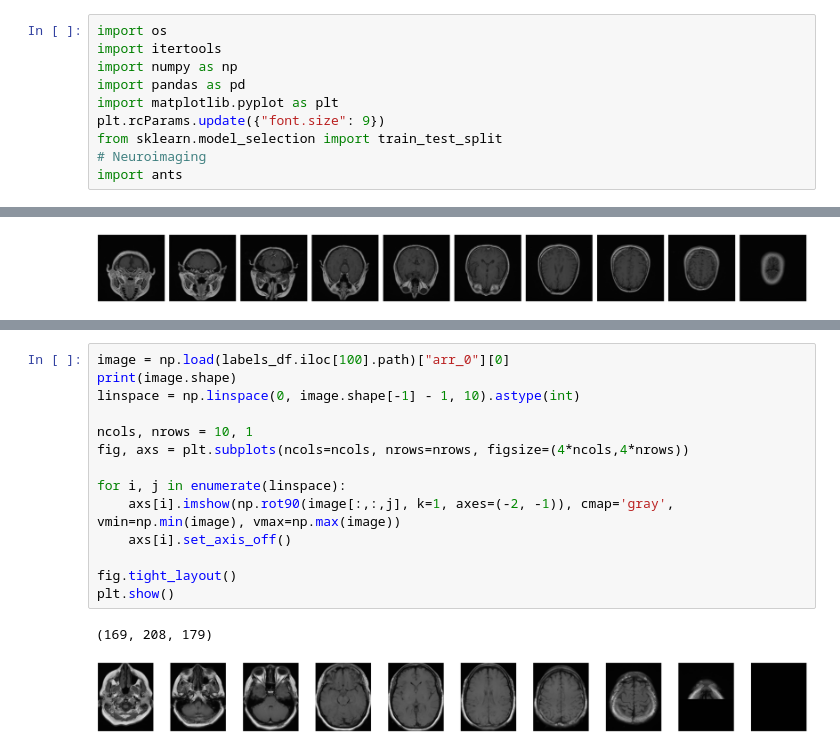
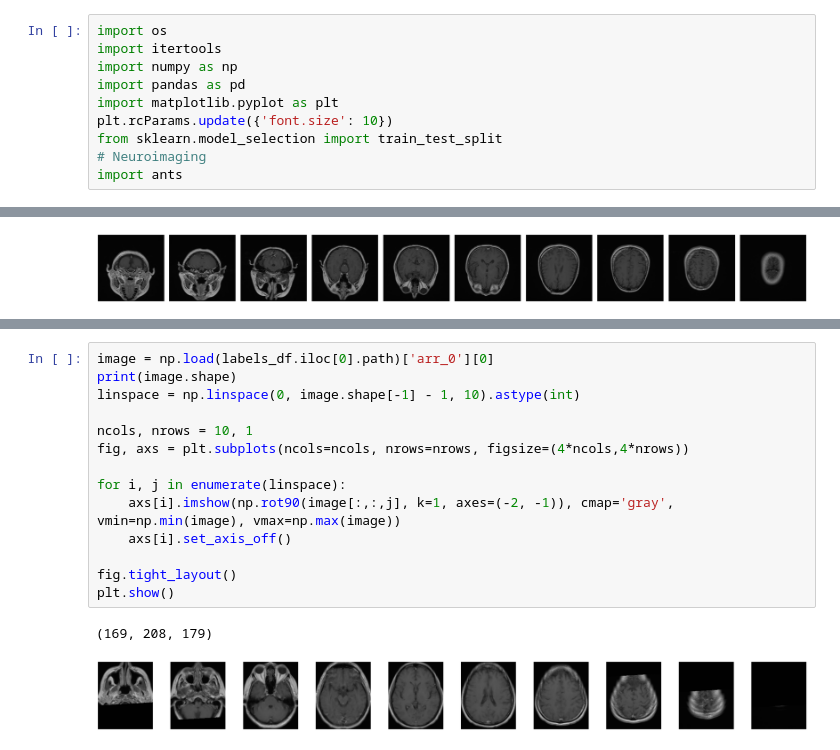
Before and after one commit to ethanharvey98/pooling, a Jupyter notebook: notebooks/kpsc_mri.ipynb, the cells around one changed output, grey strips where cells are left out. Saved outputs shown, nothing was run; the diff lists cells and outputs as text.

```diff
--- a/notebooks/kpsc_mri.ipynb
+++ b/notebooks/kpsc_mri.ipynb
@@ -4,7 +56,7 @@ import itertools
 import numpy as np
 import pandas as pd
 import matplotlib.pyplot as plt
-plt.rcParams.update({"font.size": 9})
+plt.rcParams.update({'font.size': 10})
 from sklearn.model_selection import train_test_split
 # Neuroimaging
 import ants
@@ -88,20 +140,20 @@ for start, stop in zip(starts, stops):
 # %%
-image = np.load(labels_df.iloc[100].path)["arr_0"][0]
+image = np.load(labels_df.iloc[0].path)['arr_0'][0]
 print(image.shape)
 linspace = np.linspace(0, image.shape[-1] - 1, 10).astype(int)
 
 ncols, nrows = 10, 1
 fig, axs = plt.subplots(ncols=ncols, nrows=nrows, figsize=(4*ncols,4*nrows))
 
 for i, j in enumerate(linspace):
     axs[i].imshow(np.rot90(image[:,:,j], k=1, axes=(-2, -1)), cmap='gray', vmin=np.min(image), vmax=np.max(image))
     axs[i].set_axis_off()
 
 fig.tight_layout()
 plt.show()
 # %% [output]
 (169, 208, 179)
-[figure, old version]
+[figure, new version]
 # %%
 ################################################################################
 def print_job(
```
Also changed, not shown: parts of 21 cells of this notebook, 31 other files.
